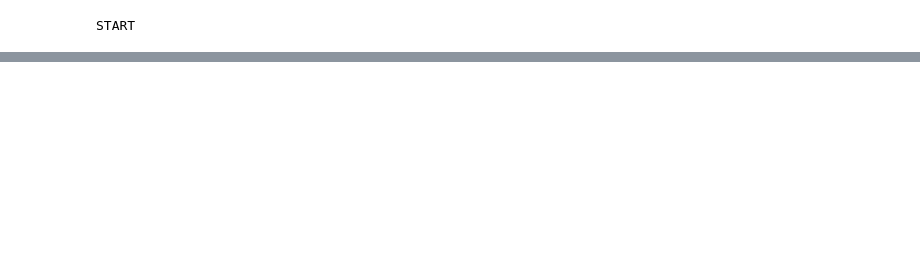
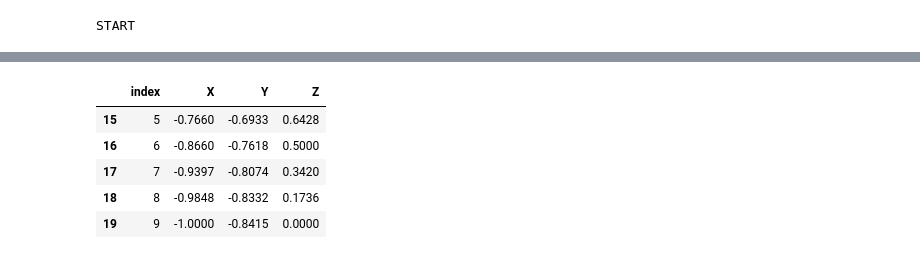
Before and after one commit to vbekasov/cpp, a Jupyter notebook: school-math.ipynb, the cells around one changed output, grey strips where cells are left out. Saved outputs shown, nothing was run; the diff lists cells and outputs as text; code cells hidden in the pictures; blank space fills up the shorter version.

```diff
--- a/school-math.ipynb
+++ b/school-math.ipynb
@@ -133,0 +129,25 @@ Text(0.5, 0, 'Z')
+# %%
+import pandas as pd
+import seaborn as sns
+from mpl_toolkits.mplot3d import Axes3D
+
+df1 = pd.DataFrame(data=np.zeros(l.shape)); df1.columns = ['X']
+df1['Y'] = np.cos(l); df1['Z'] = np.sin(l)
+
+df2 = pd.DataFrame(data=np.cos(l)); df2.columns = ['X']
+df2['Y'] = np.sin(df1['Y']); df2['Z'] = df1['Z']
+
+df1 = pd.concat([df1, df2])
+df1 = df1.reset_index()
+#df1 = df1.drop(10, axis=0)
+
+
+pd.options.display.float_format = '{:.4f}'.format
+df1.tail()
+# %% [output]
+|  | index | X | Y | Z |
+| 15 | 5 | -0.7660 | -0.6933 | 0.6428 |
+| 16 | 6 | -0.8660 | -0.7618 | 0.5000 |
+| 17 | 7 | -0.9397 | -0.8074 | 0.3420 |
+| 18 | 8 | -0.9848 | -0.8332 | 0.1736 |
+| 19 | 9 | -1.0000 | -0.8415 | 0.0000 |
```
Also changed, not shown: parts of 8 cells of this notebook.
